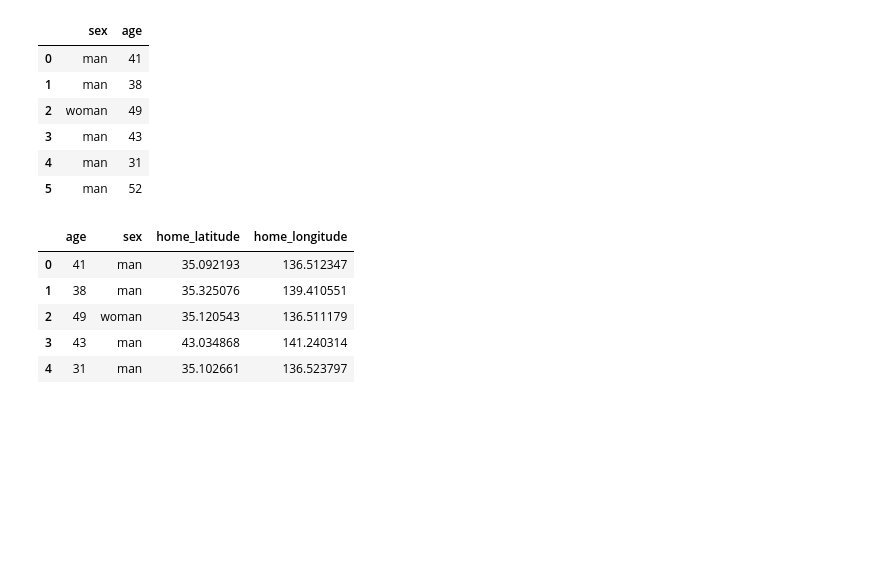
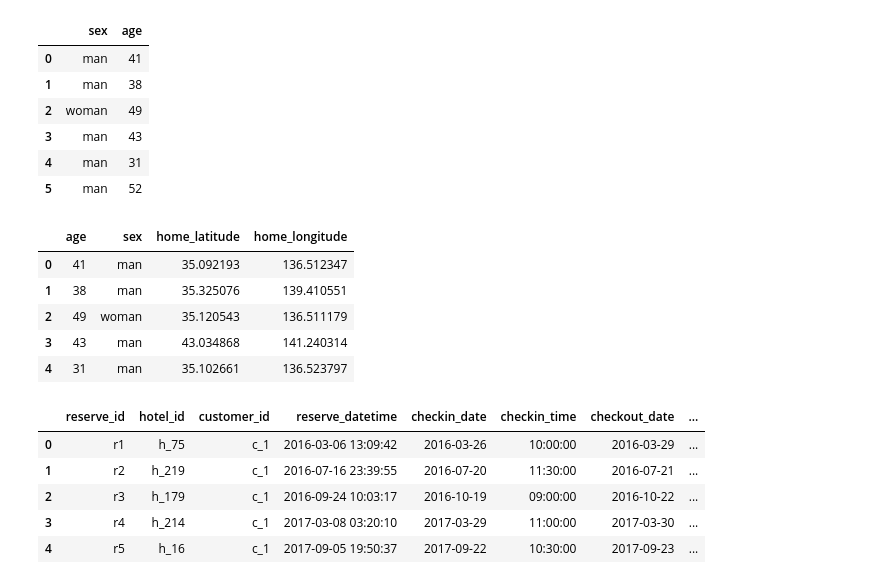
Before and after one commit to UdonDa/MaeshoriDaizen, a Jupyter notebook: udoooom/src/2.ipynb, the cells around one changed output. Cells and saved outputs as stored; diff of their text form; code cells hidden in the pictures; blank space fills up the shorter version.

```diff
--- a/udoooom/src/2.ipynb
+++ b/udoooom/src/2.ipynb
@@ -35,0 +36,9 @@ import mysql.connector
+# %%
+reserve_tb.head()
+# %% [output]
+|  | reserve_id | hotel_id | customer_id | reserve_datetime | checkin_date | checkin_time | checkout_date | ... |
+| 0 | r1 | h_75 | c_1 | 2016-03-06 13:09:42 | 2016-03-26 | 10:00:00 | 2016-03-29 | ... |
+| 1 | r2 | h_219 | c_1 | 2016-07-16 23:39:55 | 2016-07-20 | 11:30:00 | 2016-07-21 | ... |
+| 2 | r3 | h_179 | c_1 | 2016-09-24 10:03:17 | 2016-10-19 | 09:00:00 | 2016-10-22 | ... |
+| 3 | r4 | h_214 | c_1 | 2017-03-08 03:20:10 | 2017-03-29 | 11:00:00 | 2017-03-30 | ... |
+| 4 | r5 | h_16 | c_1 | 2017-09-05 19:50:37 | 2017-09-22 | 10:30:00 | 2017-09-23 | ... |
```
Also changed, not shown: parts of 12 cells of this notebook.
